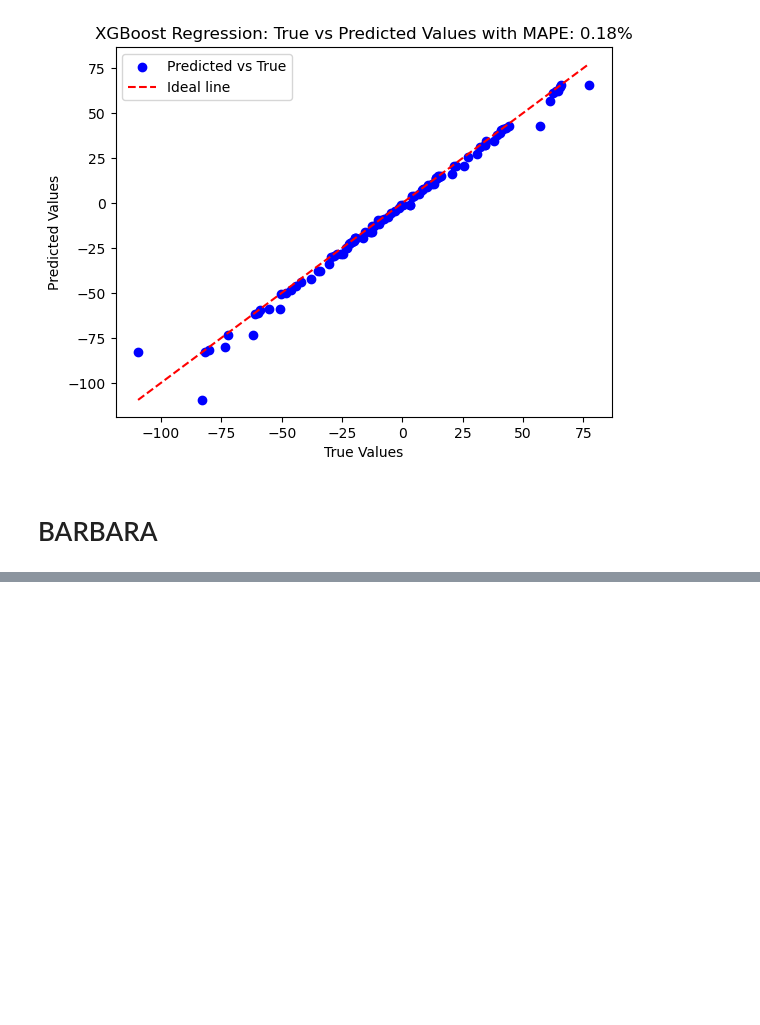
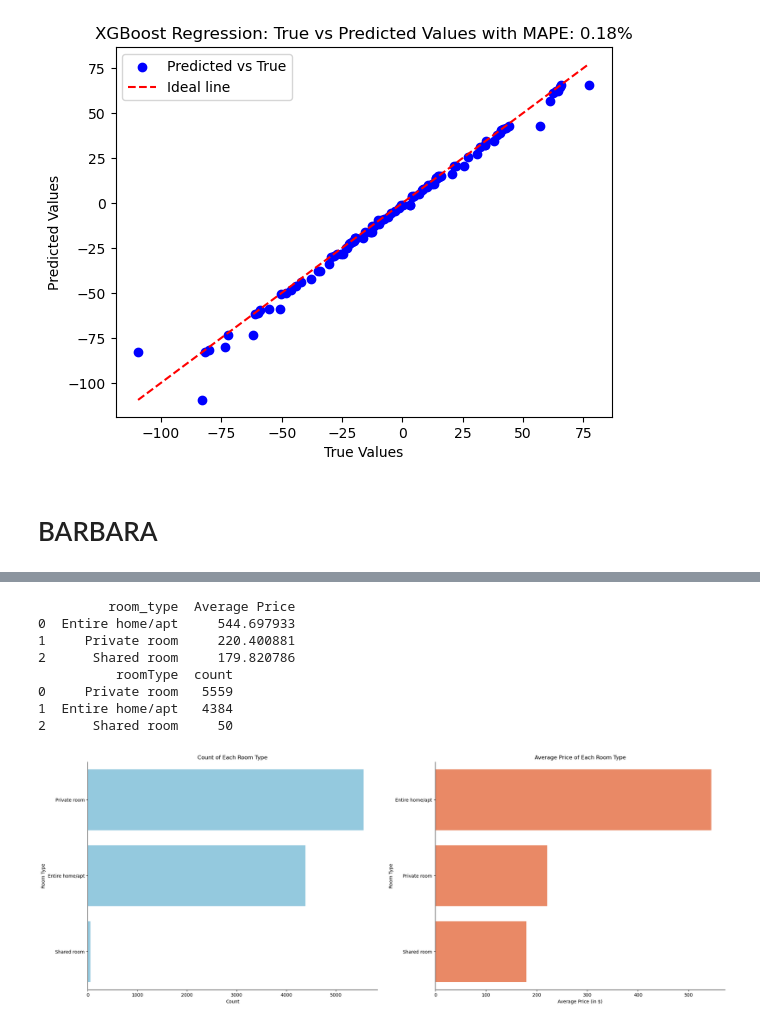
Before and after one commit to Babreucosta/CA2_Strategic_Thinking, a Jupyter notebook: CA 2 Strategic Thinking.ipynb, the cells around one changed output, grey strips where cells are left out. Cells and saved outputs as stored; diff of their text form; code cells hidden in the pictures; blank space fills up the shorter version.

Commit message:
Room type
Count and mean price

```diff
--- a/CA 2 Strategic Thinking.ipynb
+++ b/CA 2 Strategic Thinking.ipynb
@@ -1034,0 +1027,43 @@ ValueError: cannot reindex on an axis with duplicate labels
+# %%
+# Calculate mean price of each room type
+roomtype_mean = londonDt.groupby('room_type')['realSum'].mean().reset_index().rename(columns={'realSum': 'Average Price'})
+# %%
+# Count the number of each room type
+roomtype_count = londonDt['room_type'].value_counts().reset_index().rename(columns={'index': 'roomType', 'room_type': 'count'})
+# %%
+# Create a figure with two subplots
+import matplotlib.pyplot as plt
+
+fig, ax = plt.subplots(nrows=1, ncols=2, figsize=(25, 9))
+
+# Plot the count of each room type
+sns.barplot(data=roomtype_count, y='roomType', x='count', ax=ax[0], color='skyblue')
+ax[0].set_title('Count of Each Room Type')
+ax[0].set_xlabel('Count')
+ax[0].set_ylabel('Room Type')
+
+# Plot the mean price of each room type
+sns.barplot(data=roomtype_mean, y='room_type', x='Average Price', ax=ax[1], color='coral')
+ax[1].set_title('Average Price of Each Room Type')
+ax[1].set_xlabel('Average Price (in $)')
+ax[1].set_ylabel('Room Type')
+
+# Increase font size of axis labels, title and tick labels
+plt.rcParams.update({'font.size': 14})
+
+# Remove gridlines
+sns.despine()
+
+# Display the mean price of each room type
+print(roomtype_mean)
+print(roomtype_count)
+# %% [output]
+         room_type  Average Price
+0  Entire home/apt     544.697933
+1     Private room     220.400881
+2      Shared room     179.820786
+          roomType  count
+0     Private room   5559
+1  Entire home/apt   4384
+2      Shared room     50
+[figure, added]
```
Also changed, not shown: parts of 51 cells of this notebook.
